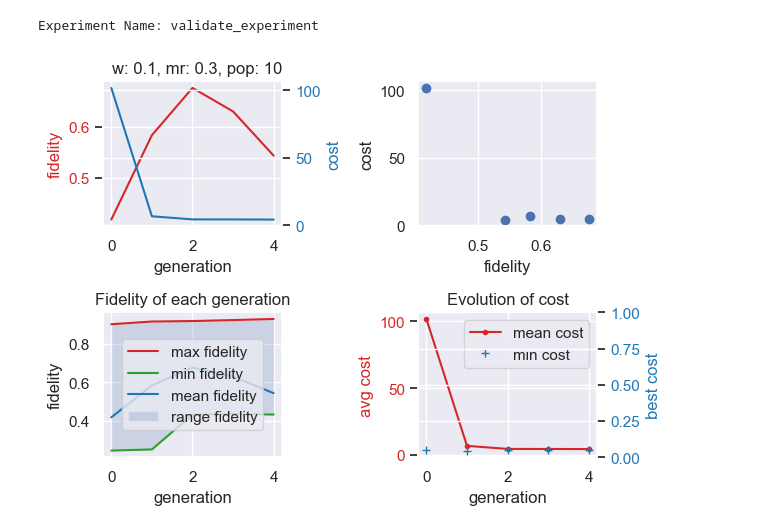
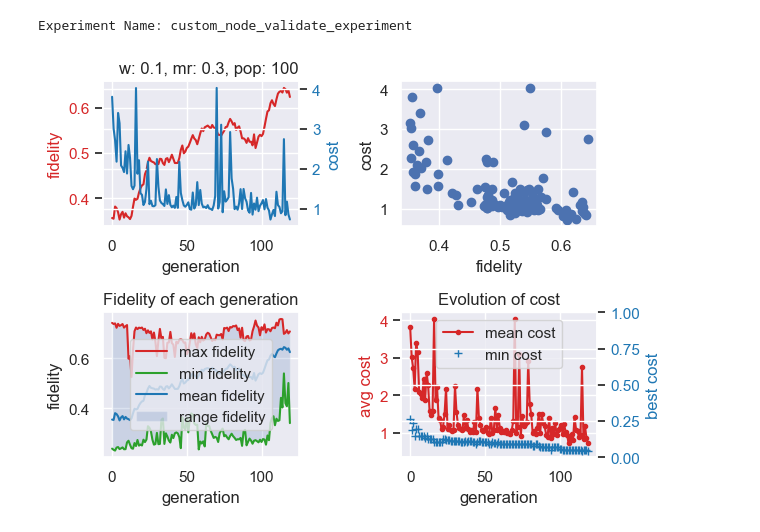
Before and after one commit to PankidT/Qnet-genetic-opt-II, a Jupyter notebook: src/read_pickle.ipynb, the cells around one changed output. Saved outputs shown, nothing was run; the diff lists cells and outputs as text; code cells hidden in the pictures.

```diff
--- a/src/read_pickle.ipynb
+++ b/src/read_pickle.ipynb
@@ -6,11 +7,16 @@ import hiplot as hip
-# %%
-with open('Results/result_validate_experiment_2023-10-17 11:18:25.pickle', "rb") as f:
-    data = pickle.load(f)
-
-data.plot()
-# %% [output]
-Experiment Name: validate_experiment
-[figure, removed]
+# %%
+# path = 'Results/Results_17_10_2023 (only default node)'
+# with open(f'{path}/result_validate_exper_2023-10-10 15:50:09.pickle', "rb") as f:
+#     data = pickle.load(f)
+
+path = 'Results/Results_20_10_2023 (custom node and increase loss)'
+with open(f'{path}/result_custom_node_validate_experiment_2023-10-17 17:04:16.pickle', "rb") as f:
+    data = pickle.load(f)
+
+data.plot()
+# %% [output]
+Experiment Name: custom_node_validate_experiment
+[figure, added]
 # %%
 data_hi = [
         {
```
Also changed, not shown: parts of 14 cells of this notebook, 25 other files.
